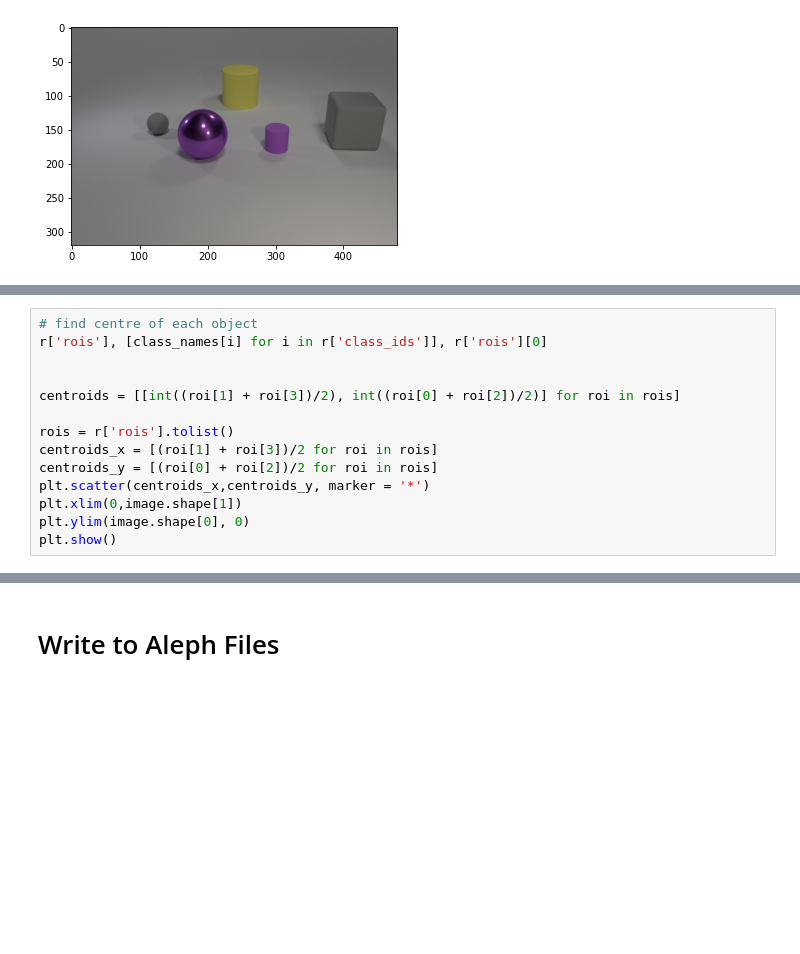
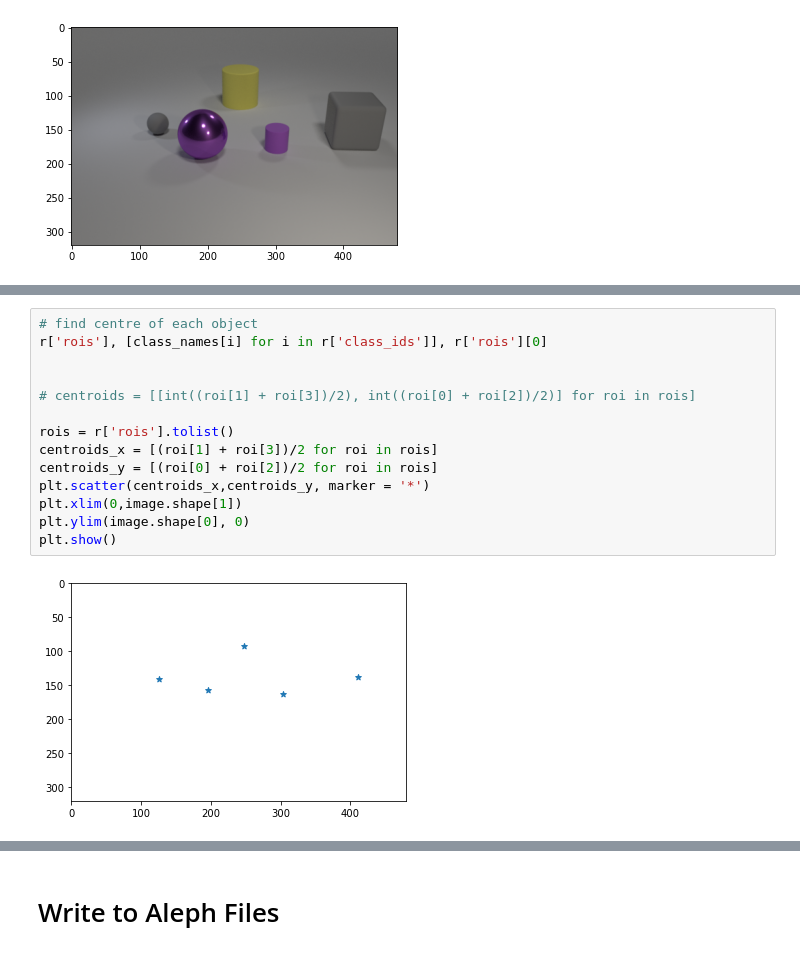
Before and after one commit to OliDeane/ClevrHans_iILP, a Jupyter notebook: main.ipynb, the cells around one changed output, grey strips where cells are left out. Drawn from its saved outputs; the diff is of its cells as text; blank space fills up the shorter version.

```diff
--- a/main.ipynb
+++ b/main.ipynb
@@ -108,17 +97,19 @@ visualize.display_instances(image, r['rois'], r['masks'], r['class_ids'],
 # %%
 # find centre of each object
 r['rois'], [class_names[i] for i in r['class_ids']], r['rois'][0]
 
 
-centroids = [[int((roi[1] + roi[3])/2), int((roi[0] + roi[2])/2)] for roi in rois]
+# centroids = [[int((roi[1] + roi[3])/2), int((roi[0] + roi[2])/2)] for roi in rois]
 
 rois = r['rois'].tolist()
 centroids_x = [(roi[1] + roi[3])/2 for roi in rois]
 centroids_y = [(roi[0] + roi[2])/2 for roi in rois]
 plt.scatter(centroids_x,centroids_y, marker = '*')
 plt.xlim(0,image.shape[1])
 plt.ylim(image.shape[0], 0)
 plt.show()
+# %% [output]
+[figure, added]
 # %%
 partner_idx = 0
 reference_idx = 0
```
Also changed, not shown: parts of 5 cells of this notebook, 13 other files.
